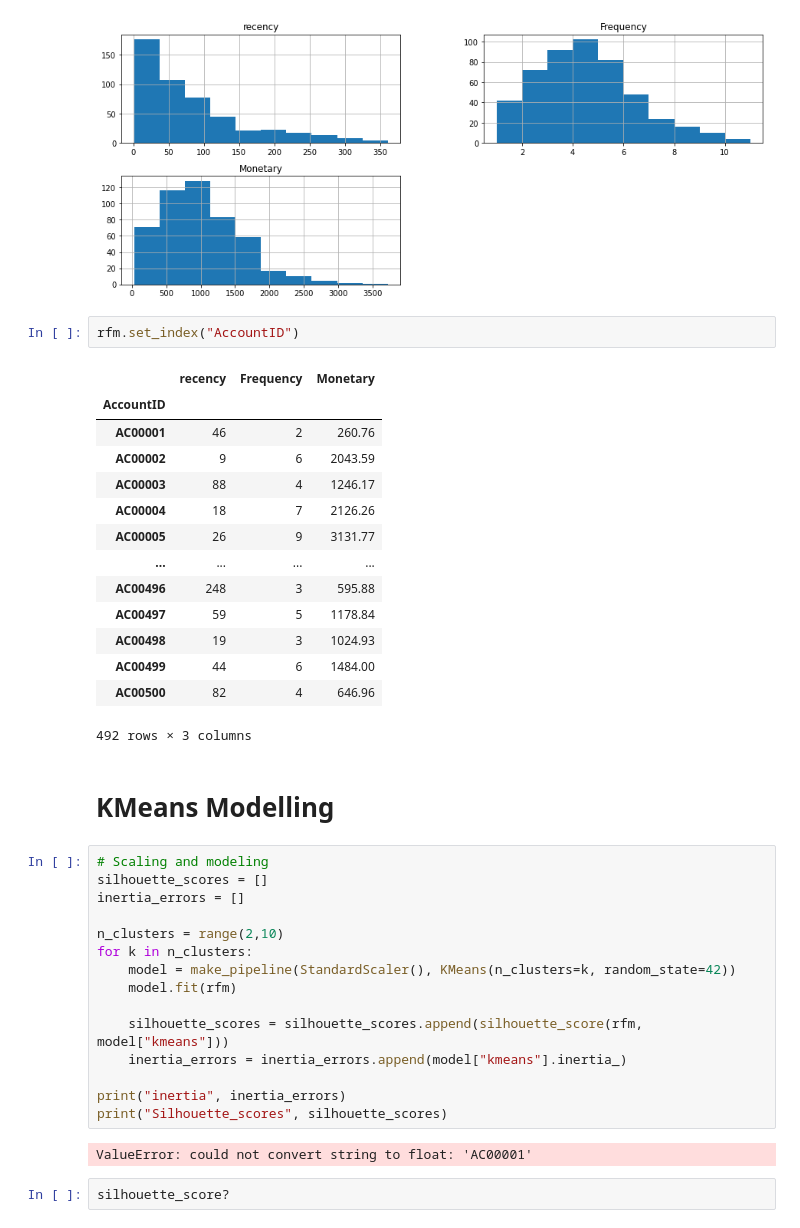
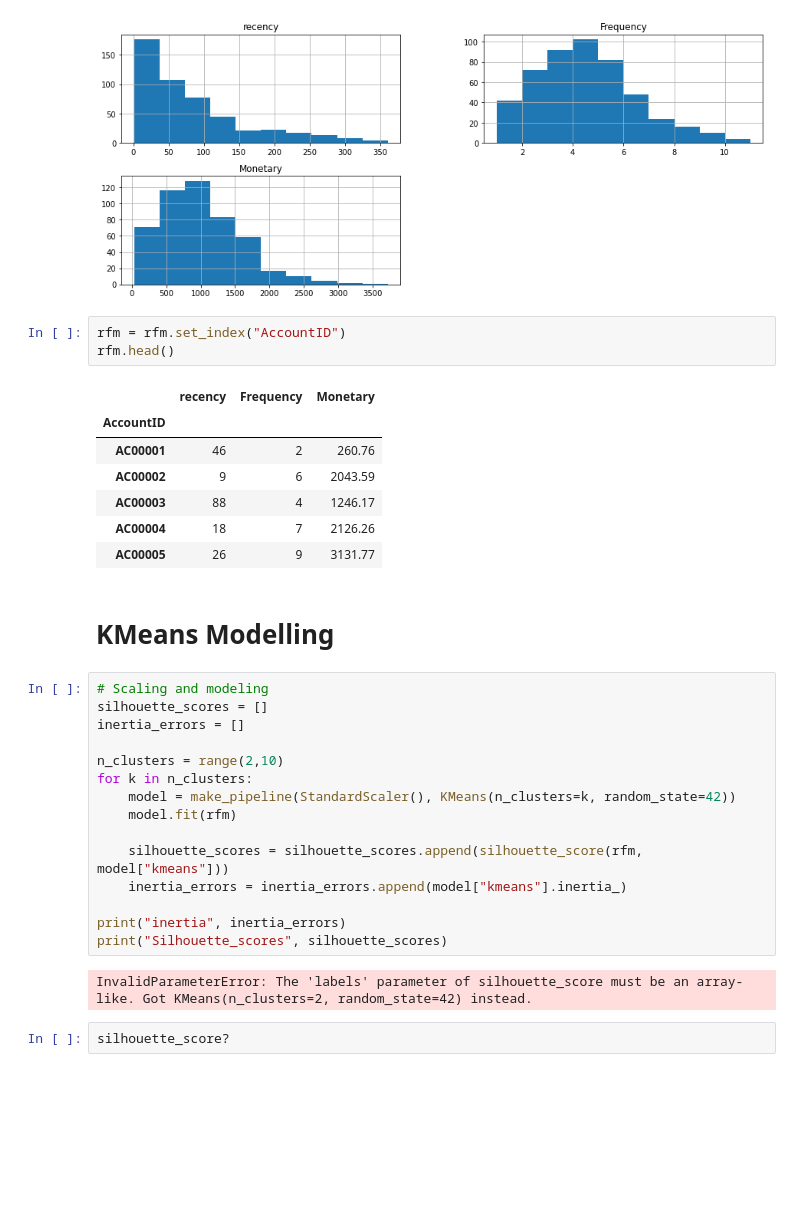
Before and after one commit to Sodiqlef/Customer-Transaction-Analysis, a Jupyter notebook: Kmeans-modeling.ipynb, the cells around one changed output. Cells and saved outputs as stored; diff of their text form; blank space fills up the shorter version.

```diff
--- a/Kmeans-modeling.ipynb
+++ b/Kmeans-modeling.ipynb
@@ -390,22 +390,16 @@ plt.show()
 # %% [output]
 [figure]
 # %%
-rfm.set_index("AccountID")
+rfm = rfm.set_index("AccountID")
+rfm.head()
 # %% [output]
 |  | recency | Frequency | Monetary |
 | AccountID |  |  |  |
 | AC00001 | 46 | 2 | 260.76 |
 | AC00002 | 9 | 6 | 2043.59 |
 | AC00003 | 88 | 4 | 1246.17 |
 | AC00004 | 18 | 7 | 2126.26 |
 | AC00005 | 26 | 9 | 3131.77 |
-| ... | ... | ... | ... |
-| AC00496 | 248 | 3 | 595.88 |
-| AC00497 | 59 | 5 | 1178.84 |
-| AC00498 | 19 | 3 | 1024.93 |
-| AC00499 | 44 | 6 | 1484.00 |
-| AC00500 | 82 | 4 | 646.96 |
-492 rows × 3 columns
 # %% [markdown]
 # KMeans Modelling
 # %%
@@ -424,6 +418,6 @@ for k in n_clusters:
 print("inertia", inertia_errors)
 print("Silhouette_scores", silhouette_scores)
 # %% [output]
-ValueError: could not convert string to float: 'AC00001'
+InvalidParameterError: The 'labels' parameter of silhouette_score must be an array-like. Got KMeans(n_clusters=2, random_state=42) instead.
 # %%
 silhouette_score?
```
